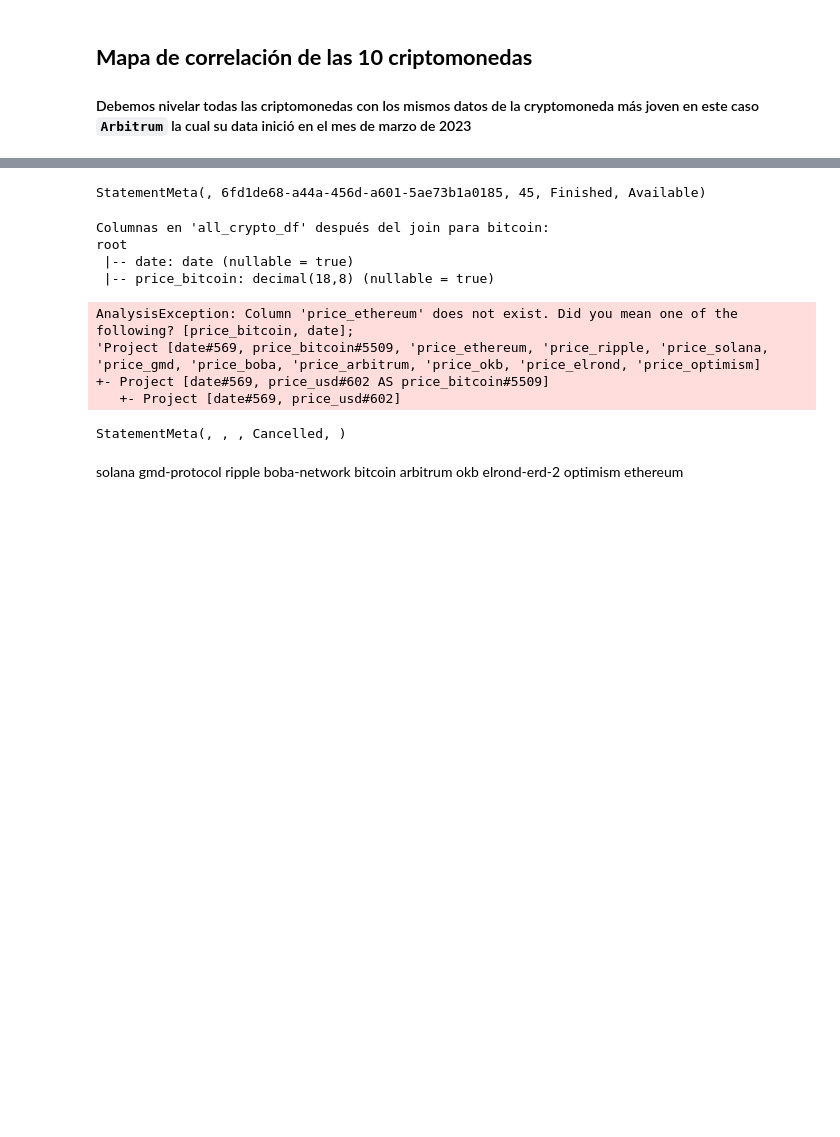
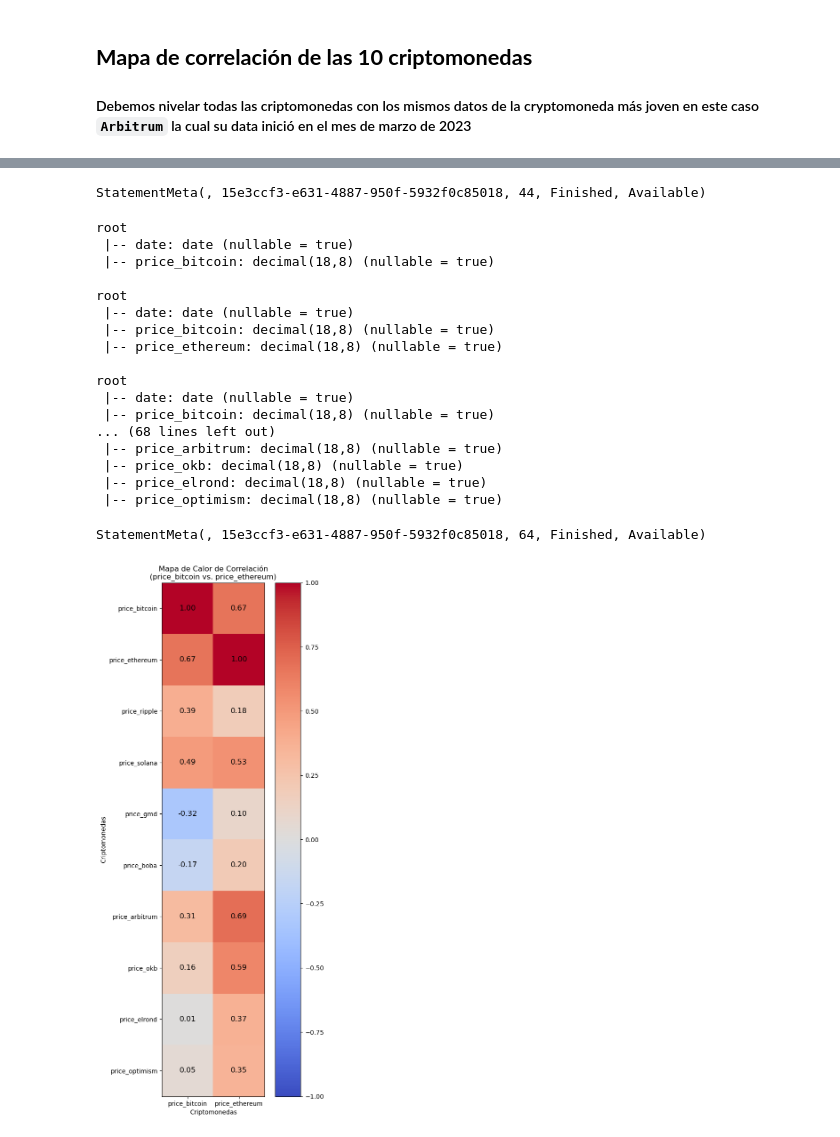
Before and after one commit to cistelsa/Cryptocurrency_Market_Data_Analytics, a Jupyter notebook: Análisis_exploratorio_de_datos_(EDA).ipynb, the cells around one changed output, grey strips where cells are left out. Cells and saved outputs as stored; diff of their text form; code cells hidden in the pictures; blank space fills up the shorter version.

```diff
--- a/Análisis_exploratorio_de_datos_(EDA).ipynb
+++ b/Análisis_exploratorio_de_datos_(EDA).ipynb
@@ -735,6 +743,4 @@ StatementMeta(, 6fd1de68-a44a-456d-a601-5ae73b1a0185, 44, Finished, Available)
 # %%
-# Ejemplo de uso:
-# Define las criptomonedas y columnas para correlación
 # Define las criptomonedas y columnas para correlación
 cryptos = ["bitcoin", "ethereum", "ripple", "solana", "gmd", "boba", "arbitrum", "okb", "elrond", "optimism"]
 columns_for_correlation_all = ["price_bitcoin", "price_ethereum", "price_ripple", "price_solana", "price_gmd", "price_boba", "price_arbitrum", "price_okb", "price_elrond", "price_optimism"]
@@ -748,32 +754,54 @@ all_crypto_df = None
 
 # Calcula y muestra la matriz de correlación para cada criptomoneda
 for i, crypto in enumerate(cryptos):
-    correlation_matrix, all_crypto_df = prepare_and_calculate_correlation(crypto_dataframes[i], crypto, columns_for_correlation_all, all_crypto_df)
-    print(f"Matriz de correlación para {crypto}:")
-    print(correlation_matrix)
+    correlation_matrix, all_crypto_df = prepare_and_calculate_correlation(crypto_dataframes[i], crypto, columns_for_correlation_all[i], columns_for_correlation_all, all_crypto_df)
 # %% [output]
-StatementMeta(, 6fd1de68-a44a-456d-a601-5ae73b1a0185, 45, Finished, Available)
+StatementMeta(, 15e3ccf3-e631-4887-950f-5932f0c85018, 44, Finished, Available)
-Columnas en 'all_crypto_df' después del join para bitcoin:
 root
  |-- date: date (nullable = true)
  |-- price_bitcoin: decimal(18,8) (nullable = true)
+
+root
+ |-- date: date (nullable = true)
+ |-- price_bitcoin: decimal(18,8) (nullable = true)
+ |-- price_ethereum: decimal(18,8) (nullable = true)
+
+root
+ |-- date: date (nullable = true)
+ |-- price_bitcoin: decimal(18,8) (nullable = true)
+... (68 lines left out)
+ |-- price_arbitrum: decimal(18,8) (nullable = true)
+ |-- price_okb: decimal(18,8) (nullable = true)
+ |-- price_elrond: decimal(18,8) (nullable = true)
+ |-- price_optimism: decimal(18,8) (nullable = true)
-AnalysisException: Column 'price_ethereum' does not exist. Did you mean one of the following? [price_bitcoin, date];
-'Project [date#569, price_bitcoin#5509, 'price_ethereum, 'price_ripple, 'price_solana, 'price_gmd, 'price_boba, 'price_arbitrum, 'price_okb, 'price_elrond, 'price_optimism]
-+- Project [date#569, price_usd#602 AS price_bitcoin#5509]
-   +- Project [date#569, price_usd#602]
-# %%
-# Inicializa 'all_crypto_df' como None
-all_crypto_df = None
-# %% [output]
-StatementMeta(, , , Cancelled, )
-# %% [markdown]
-solana
-gmd-protocol
-ripple
-boba-network
-bitcoin
-arbitrum
-okb
-elrond-erd-2
-optimism
-ethereum
+# %%
+correlation_matrix = correlation_matrix.iloc[:10, :2]  # Selecciona las 2 primeras columnas y las 10 primeras filas
+
+plt.figure(figsize=(6, 15))  # Establece el tamaño de la figura
+
+# Utiliza 'imshow' para mostrar la matriz de correlación como un mapa de calor
+cax = plt.imshow(correlation_matrix, cmap='coolwarm', vmin=-1, vmax=1)
+
+# Agrega las anotaciones
+for i in range(correlation_matrix.shape[0]):
+    for j in range(correlation_matrix.shape[1]):
+        plt.text(j, i, f'{correlation_matrix.iloc[i, j]:.2f}', ha='center', va='center', color='black', fontsize=12)
+
+# Ajusta el ancho de las celdas para que sean cuadradas
+plt.gca().set_aspect('equal', adjustable='box')
+
+# Añade etiquetas de los ejes
+plt.xticks(np.arange(correlation_matrix.shape[1]), correlation_matrix.columns)
+plt.yticks(np.arange(correlation_matrix.shape[0]), correlation_matrix.index)
+
+# Añade etiquetas de los ejes y el título
+plt.xlabel("Criptomonedas")
+plt.ylabel("Criptomonedas")
+plt.title("Mapa de Calor de Correlación\n(price_bitcoin vs. price_ethereum)")
+
+# Muestra el mapa de calor
+plt.colorbar(cax)
+plt.show()
+# %% [output]
+StatementMeta(, 15e3ccf3-e631-4887-950f-5932f0c85018, 64, Finished, Available)
+[figure, added]
```
Also changed, not shown: parts of 40 cells of this notebook, 1 other file.
